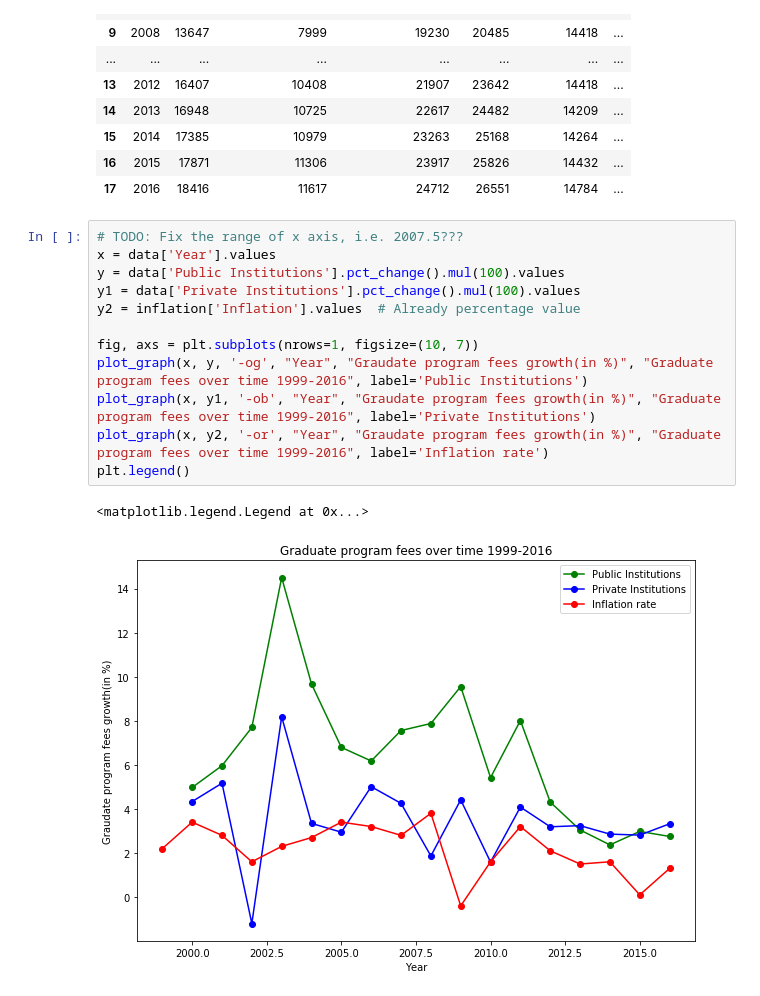
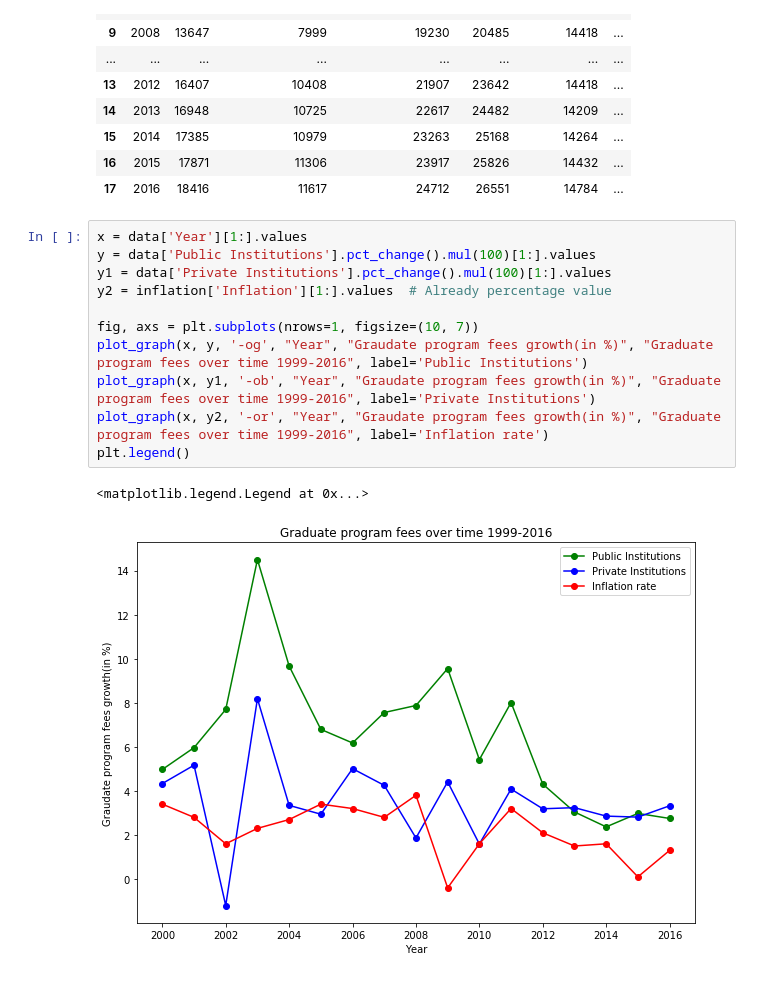
Before and after one commit to YJDave/cs418-s20-cs418_spring20_mighty_python, a Jupyter notebook: main.ipynb, the cells around one changed output. Cells and saved outputs as stored; diff of their text form.

```diff
--- a/main.ipynb
+++ b/main.ipynb
@@ -108,18 +132,17 @@ data
 | 16 | 2015 | 17871 | 11306 | 23917 | 25826 | 14432 | ... |
 | 17 | 2016 | 18416 | 11617 | 24712 | 26551 | 14784 | ... |
 # %%
-# TODO: Fix the range of x axis, i.e. 2007.5???
-x = data['Year'].values
-y = data['Public Institutions'].pct_change().mul(100).values
-y1 = data['Private Institutions'].pct_change().mul(100).values
-y2 = inflation['Inflation'].values  # Already percentage value
+x = data['Year'][1:].values
+y = data['Public Institutions'].pct_change().mul(100)[1:].values
+y1 = data['Private Institutions'].pct_change().mul(100)[1:].values
+y2 = inflation['Inflation'][1:].values  # Already percentage value
 
 fig, axs = plt.subplots(nrows=1, figsize=(10, 7))
 plot_graph(x, y, '-og', "Year", "Graudate program fees growth(in %)", "Graduate program fees over time 1999-2016", label='Public Institutions')
 plot_graph(x, y1, '-ob', "Year", "Graudate program fees growth(in %)", "Graduate program fees over time 1999-2016", label='Private Institutions')
 plot_graph(x, y2, '-or', "Year", "Graudate program fees growth(in %)", "Graduate program fees over time 1999-2016", label='Inflation rate')
 plt.legend()
 # %% [output]
 <matplotlib.legend.Legend at 0x...>
-[figure, old version]
+[figure, new version]
 # %% [markdown]
```
Also changed, not shown: parts of 17 cells of this notebook, 3 other files.
